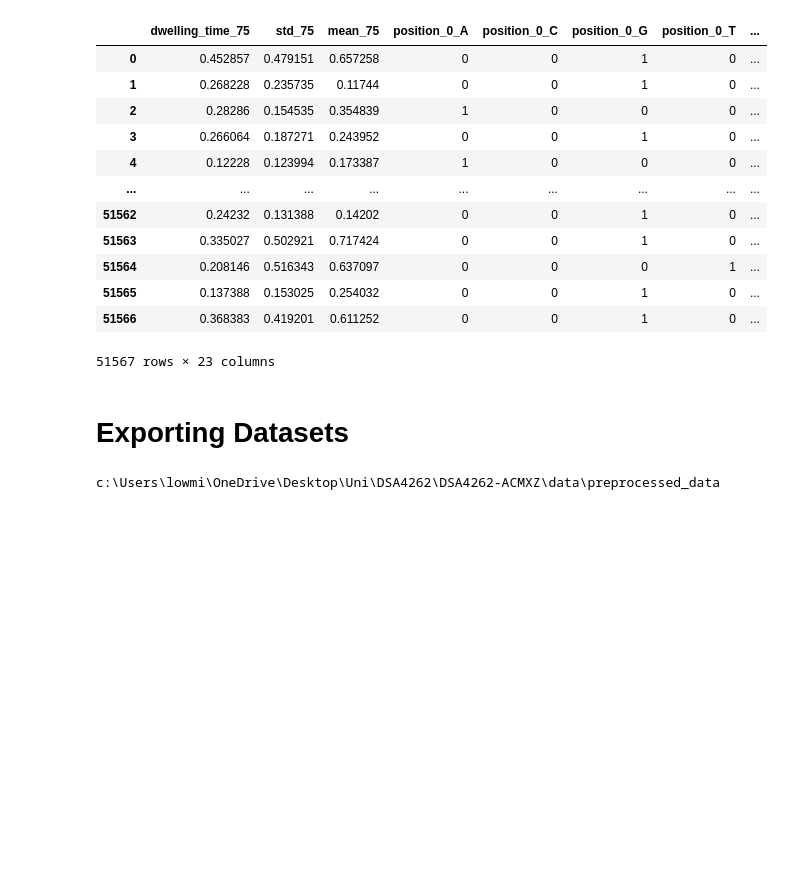
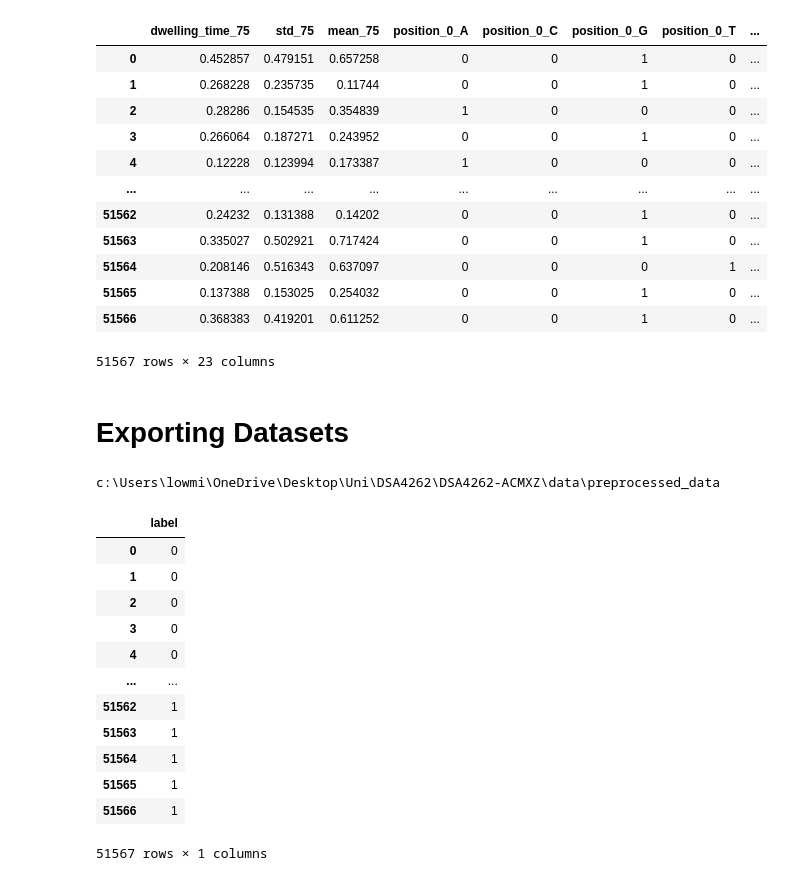
Before and after one commit to claudia-07/DSA4262-ACMXZ, a Jupyter notebook: pipeline/notebooks/Preprocessing_MinYu.ipynb, the cells around one changed output. Cells and saved outputs as stored; diff of their text form; code cells hidden in the pictures; blank space fills up the shorter version.

Commit message:
corrected y_train

```diff
--- a/pipeline/notebooks/Preprocessing_MinYu.ipynb
+++ b/pipeline/notebooks/Preprocessing_MinYu.ipynb
@@ -253,3 +259,19 @@ X_train_25.to_parquet("X_train_25.parquet")  # final df containing 25 percentile
 X_train_50.to_parquet("X_train_50.parquet") # final df containing 50 percentile features for modelling
 X_train_75.to_parquet("X_train_75.parquet") # final df containing 75 percentile features for modelling
 X_train_mean.to_parquet("X_train_mean.parquet") # final df containing mean features for modelling
+# %%
+df_pre.y_train
+# %% [output]
+|  | label |
+| 0 | 0 |
+| 1 | 0 |
+| 2 | 0 |
+| 3 | 0 |
+| 4 | 0 |
+| ... | ... |
+| 51562 | 1 |
+| 51563 | 1 |
+| 51564 | 1 |
+| 51565 | 1 |
+| 51566 | 1 |
+51567 rows × 1 columns
```
Also changed, not shown: parts of 4 cells of this notebook, 1 other file.
